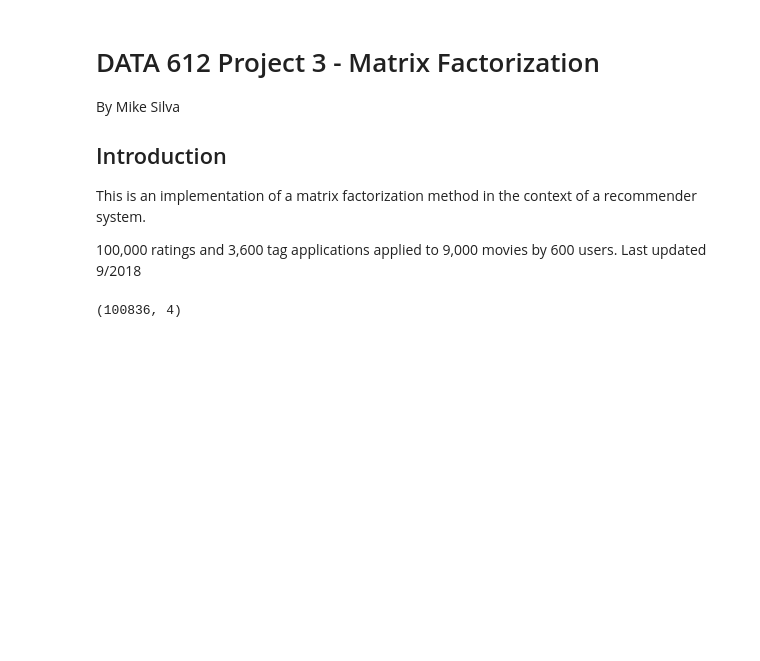
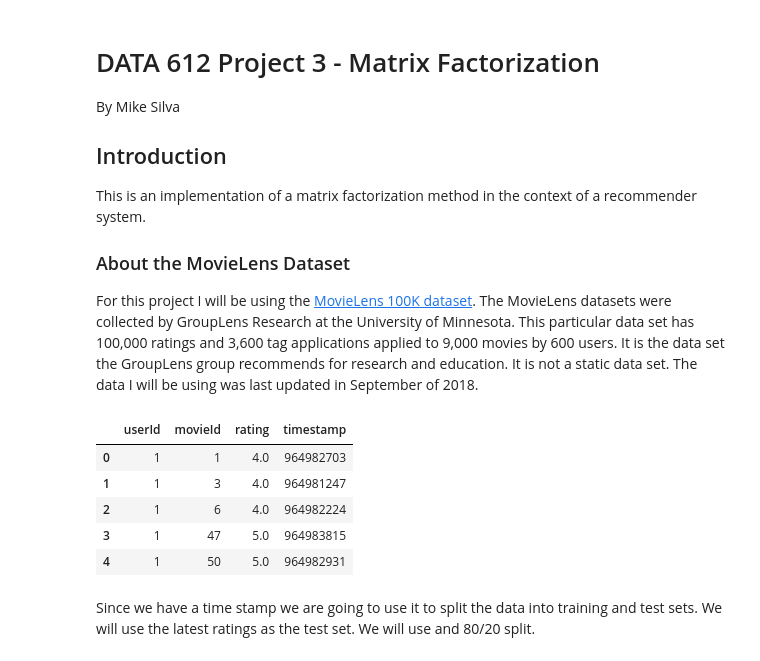
Before and after one commit to mikeasilva/CUNY-SPS, a Jupyter notebook: DATA612/Project3.ipynb, the cells around one changed output. Saved outputs shown, nothing was run; the diff lists cells and outputs as text; code cells hidden in the pictures; blank space fills up the shorter version.

Commit message:
More Work on Project 3

```diff
--- a/DATA612/Project3.ipynb
+++ b/DATA612/Project3.ipynb
@@ -7,36 +7,40 @@ By Mike Silva
 
 This is an implementation of a matrix factorization method in the context of a recommender system.
 
-100,000 ratings and 3,600 tag applications applied to 9,000 movies by 600 users. Last updated 9/2018
+### About the MovieLens Dataset
+
+For this project I will be using the [MovieLens 100K dataset](https://grouplens.org/datasets/movielens/100k/).  The MovieLens datasets were collected by GroupLens Research at the University of Minnesota.  This particular data set has 100,000 ratings and 3,600 tag applications applied to 9,000 movies by 600 users.  It is the data set the GroupLens group recommends for research and education.  It is not a static data set.  The data I will be using was last updated in September of 2018.
 # %%
 import matplotlib.pyplot as plt
 import os
-#import numpy as np
+import numpy as np
 import pandas as pd
 import requests
-#import scipy.cluster.hierarchy as hclust
-#import seaborn as sns
-#from shutil import rmtree
-#from sklearn.preprocessing import normalize
 import zipfile
-# Import my custom module for this class
-#import data612
+from scipy.sparse.linalg import svds
 
 %matplotlib inline
 
 # STEP 1 - DOWNLOAD THE DATA SET
 if not os.path.exists("ml-latest-small.zip"):
     # We need to download it
     response = requests.get("http://files.grouplens.org/datasets/movielens/ml-latest-small.zip")
     if response.status_code == 200:
         with open("ml-latest-small.zip", "wb") as f:
             f.write(response.content)
 # STEP 2 - EXTRACT THE DATA SET
 if not os.path.exists("ratings.csv"):
     with zipfile.ZipFile("ml-latest-small.zip","r") as z:
         z.extractall()
 # STEP 3 - READ ING THE DATA
-df = pd.read_csv("ml-latest-small/ratings.csv")
-df.shape
+ratings = pd.read_csv("ml-latest-small/ratings.csv")
+ratings.head()
 # %% [output]
-(100836, 4)
+|  | userId | movieId | rating | timestamp |
+| 0 | 1 | 1 | 4.0 | 964982703 |
+| 1 | 1 | 3 | 4.0 | 964981247 |
+| 2 | 1 | 6 | 4.0 | 964982224 |
+| 3 | 1 | 47 | 5.0 | 964983815 |
+| 4 | 1 | 50 | 5.0 | 964982931 |
+# %% [markdown]
+Since we have a time stamp we are going to use it to split the data into training and test sets.  We will use the latest ratings as the test set.  We will use and 80/20 split.
```
Also changed, not shown: parts of 8 cells of this notebook.
